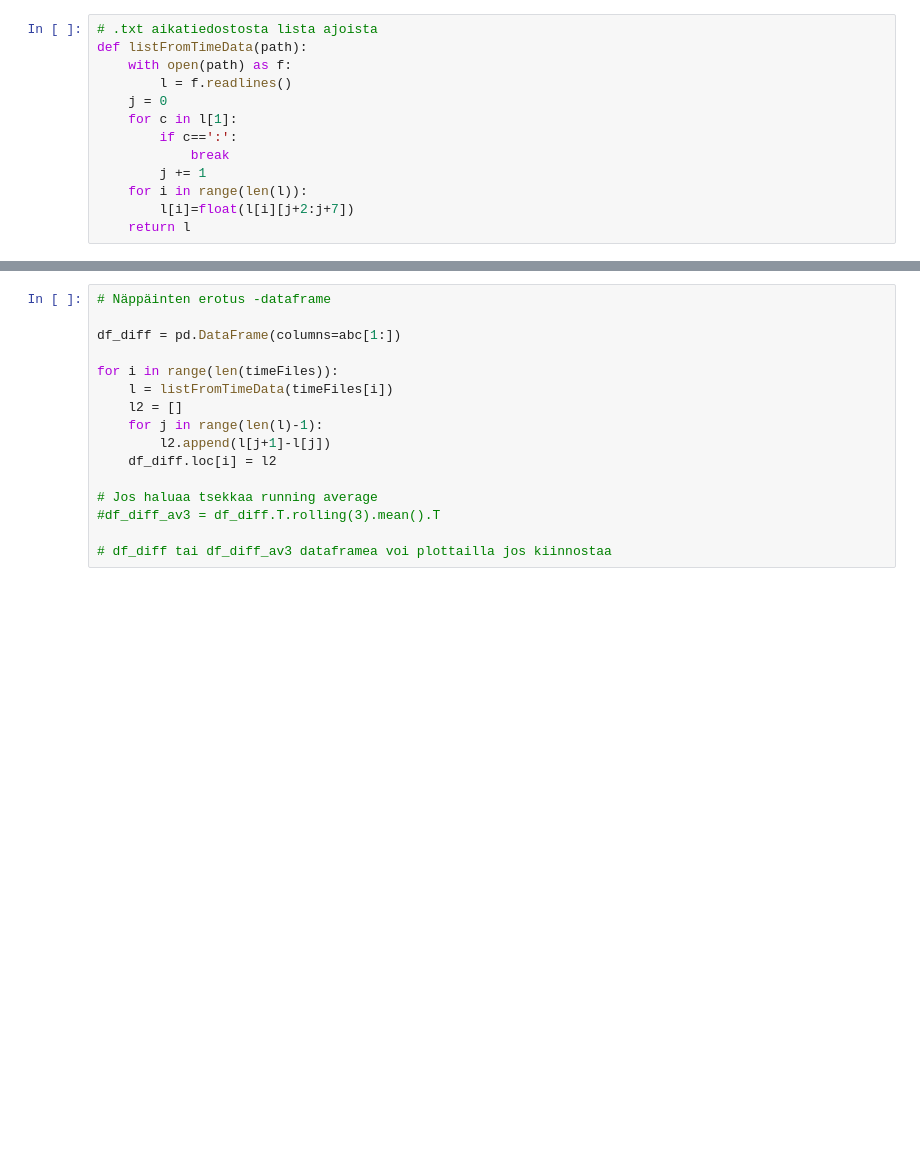
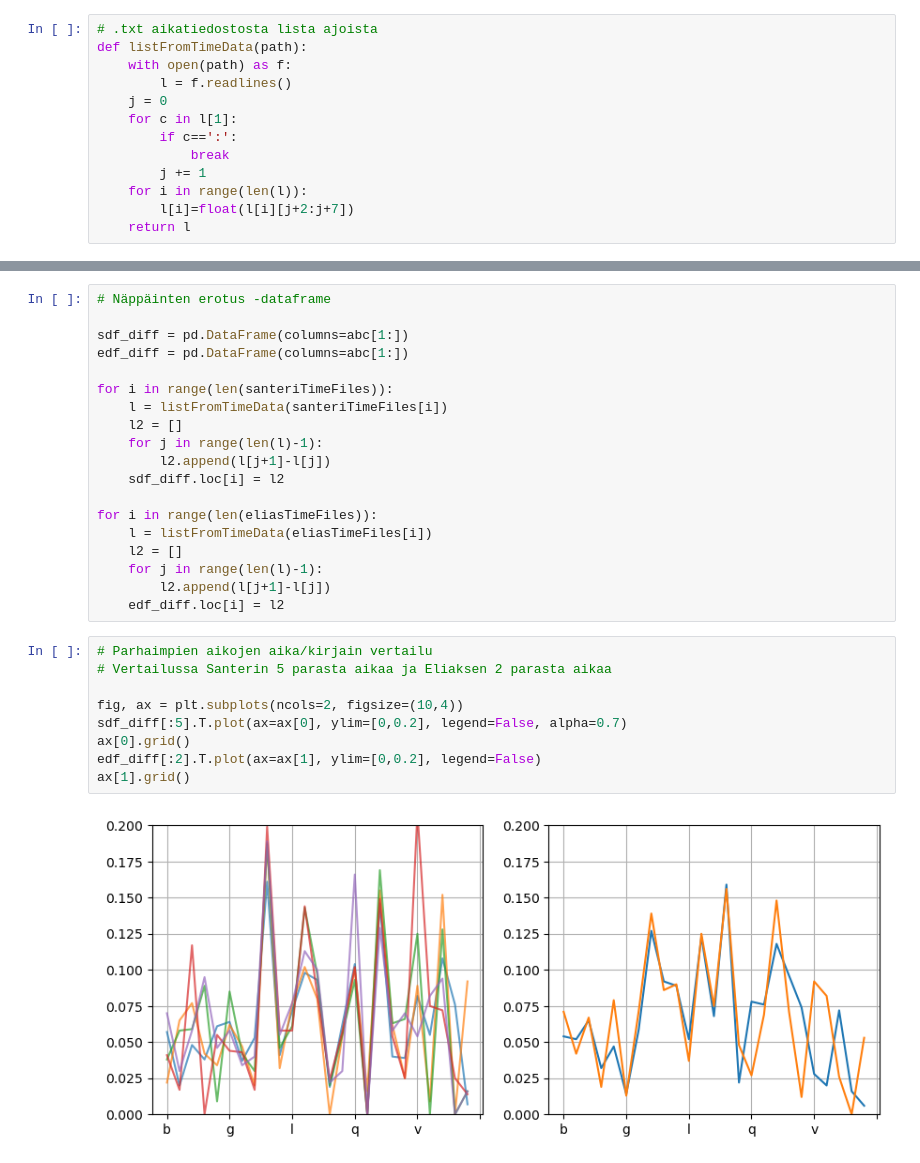
Before and after one commit to sansalv/abc-analyysi, a Jupyter notebook: abc_analyysi.ipynb, the cells around one changed output, grey strips where cells are left out. Drawn from its saved outputs; the diff is of its cells as text; blank space fills up the shorter version.

```diff
--- a/abc_analyysi.ipynb
+++ b/abc_analyysi.ipynb
@@ -84,18 +80,32 @@ plt.show()
 # %%
 # Näppäinten erotus -dataframe
 
-df_diff = pd.DataFrame(columns=abc[1:])
+sdf_diff = pd.DataFrame(columns=abc[1:])
+edf_diff = pd.DataFrame(columns=abc[1:])
 
-for i in range(len(timeFiles)):
-    l = listFromTimeData(timeFiles[i])
+for i in range(len(santeriTimeFiles)):
+    l = listFromTimeData(santeriTimeFiles[i])
     l2 = []
     for j in range(len(l)-1):
         l2.append(l[j+1]-l[j])
-    df_diff.loc[i] = l2
+    sdf_diff.loc[i] = l2
 
-# Jos haluaa tsekkaa running average
-#df_diff_av3 = df_diff.T.rolling(3).mean().T
-
-# df_diff tai df_diff_av3 dataframea voi plottailla jos kiinnostaa
+for i in range(len(eliasTimeFiles)):
+    l = listFromTimeData(eliasTimeFiles[i])
+    l2 = []
+    for j in range(len(l)-1):
+        l2.append(l[j+1]-l[j])
+    edf_diff.loc[i] = l2
+# %%
+# Parhaimpien aikojen aika/kirjain vertailu
+# Vertailussa Santerin 5 parasta aikaa ja Eliaksen 2 parasta aikaa
+
+fig, ax = plt.subplots(ncols=2, figsize=(10,4))
+sdf_diff[:5].T.plot(ax=ax[0], ylim=[0,0.2], legend=False, alpha=0.7)
+ax[0].grid()
+edf_diff[:2].T.plot(ax=ax[1], ylim=[0,0.2], legend=False)
+ax[1].grid()
+# %% [output]
+[figure, added]
 # %%
 # Santeri vs Elias keskiarvoaika/kirjain
```
Also changed, not shown: parts of 10 cells of this notebook, 13 other files.
